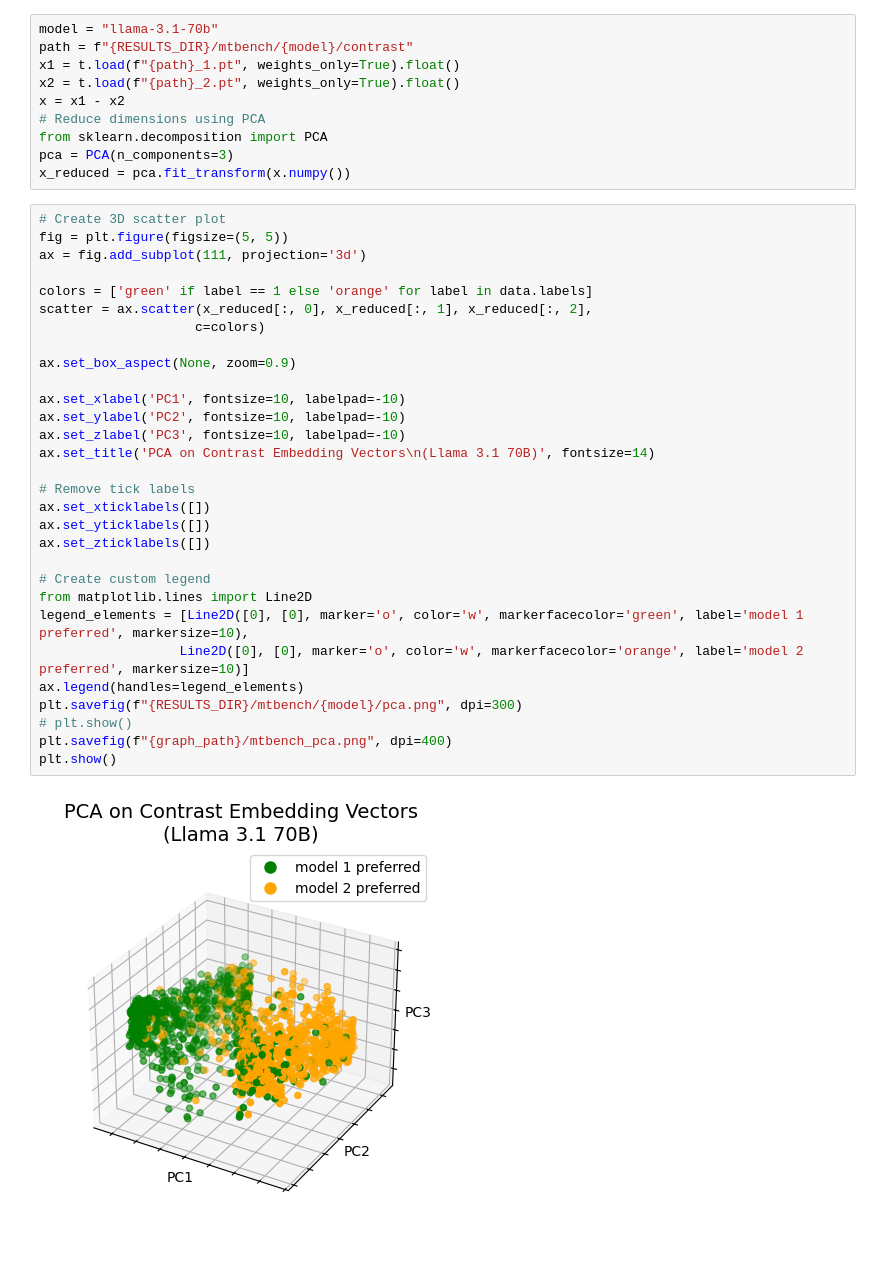
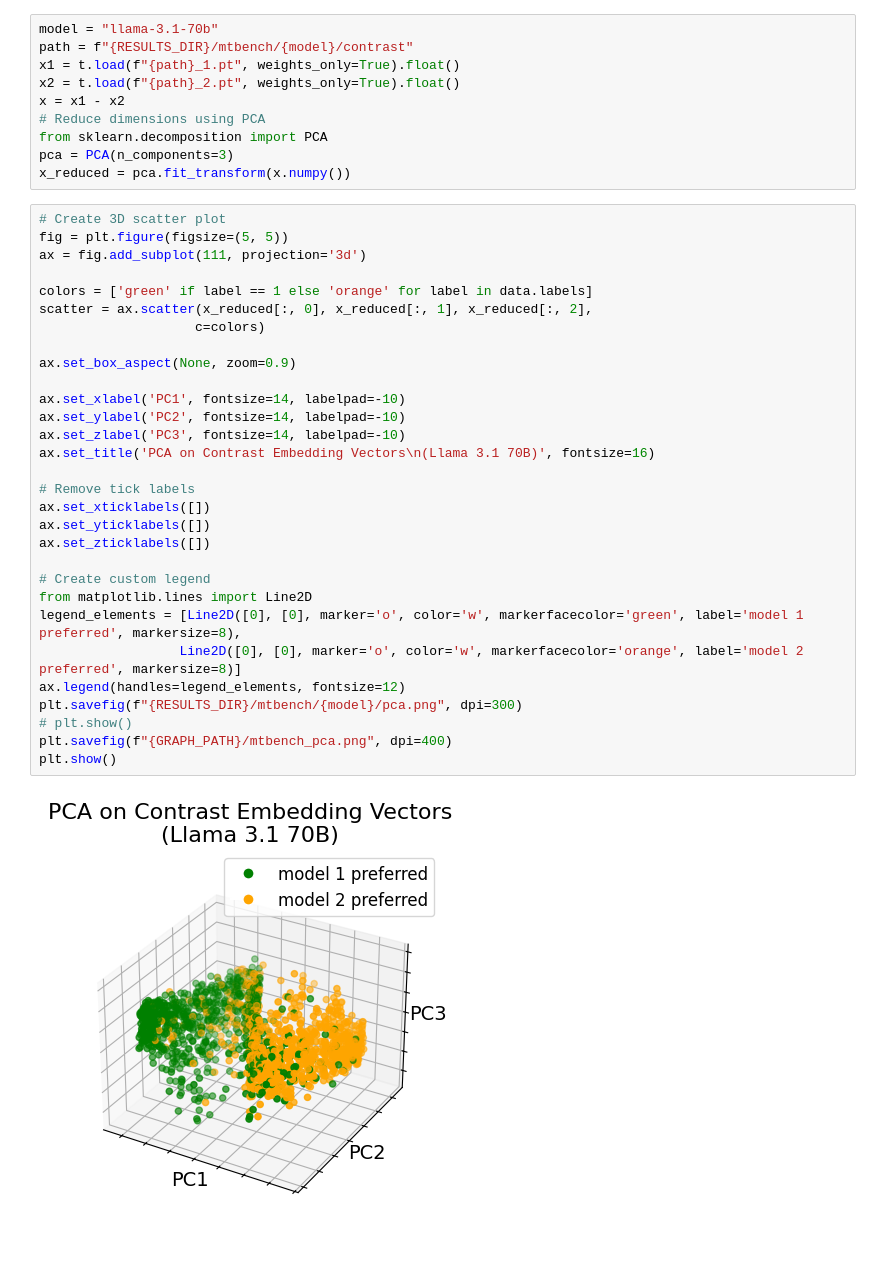
Before and after one commit to maiush/LP-as-a-Judge, a Jupyter notebook: notebooks/mtbench.ipynb, the cells around one changed output. Drawn from its saved outputs; the diff is of its cells as text.

```diff
--- a/notebooks/mtbench.ipynb
+++ b/notebooks/mtbench.ipynb
@@ -148,32 +146,32 @@ x_reduced = pca.fit_transform(x.numpy())
 # %%
 # Create 3D scatter plot
 fig = plt.figure(figsize=(5, 5))
 ax = fig.add_subplot(111, projection='3d')
 
 colors = ['green' if label == 1 else 'orange' for label in data.labels]
 scatter = ax.scatter(x_reduced[:, 0], x_reduced[:, 1], x_reduced[:, 2],
                     c=colors)
 
 ax.set_box_aspect(None, zoom=0.9)
 
-ax.set_xlabel('PC1', fontsize=10, labelpad=-10)
-ax.set_ylabel('PC2', fontsize=10, labelpad=-10)
-ax.set_zlabel('PC3', fontsize=10, labelpad=-10)
-ax.set_title('PCA on Contrast Embedding Vectors\n(Llama 3.1 70B)', fontsize=14)
+ax.set_xlabel('PC1', fontsize=14, labelpad=-10)
+ax.set_ylabel('PC2', fontsize=14, labelpad=-10)
+ax.set_zlabel('PC3', fontsize=14, labelpad=-10)
+ax.set_title('PCA on Contrast Embedding Vectors\n(Llama 3.1 70B)', fontsize=16)
 
 # Remove tick labels
 ax.set_xticklabels([])
 ax.set_yticklabels([])
 ax.set_zticklabels([])
 
 # Create custom legend
 from matplotlib.lines import Line2D
-legend_elements = [Line2D([0], [0], marker='o', color='w', markerfacecolor='green', label='model 1 preferred', markersize=10),
-                  Line2D([0], [0], marker='o', color='w', markerfacecolor='orange', label='model 2 preferred', markersize=10)]
-ax.legend(handles=legend_elements)
+legend_elements = [Line2D([0], [0], marker='o', color='w', markerfacecolor='green', label='model 1 preferred', markersize=8),
+                  Line2D([0], [0], marker='o', color='w', markerfacecolor='orange', label='model 2 preferred', markersize=8)]
+ax.legend(handles=legend_elements, fontsize=12)
 plt.savefig(f"{RESULTS_DIR}/mtbench/{model}/pca.png", dpi=300)
 # plt.show()
-plt.savefig(f"{graph_path}/mtbench_pca.png", dpi=400)
+plt.savefig(f"{GRAPH_PATH}/mtbench_pca.png", dpi=400)
 plt.show()
 # %% [output]
-[figure, old version]
+[figure, new version]
```
Also changed, not shown: parts of 2 cells of this notebook.
